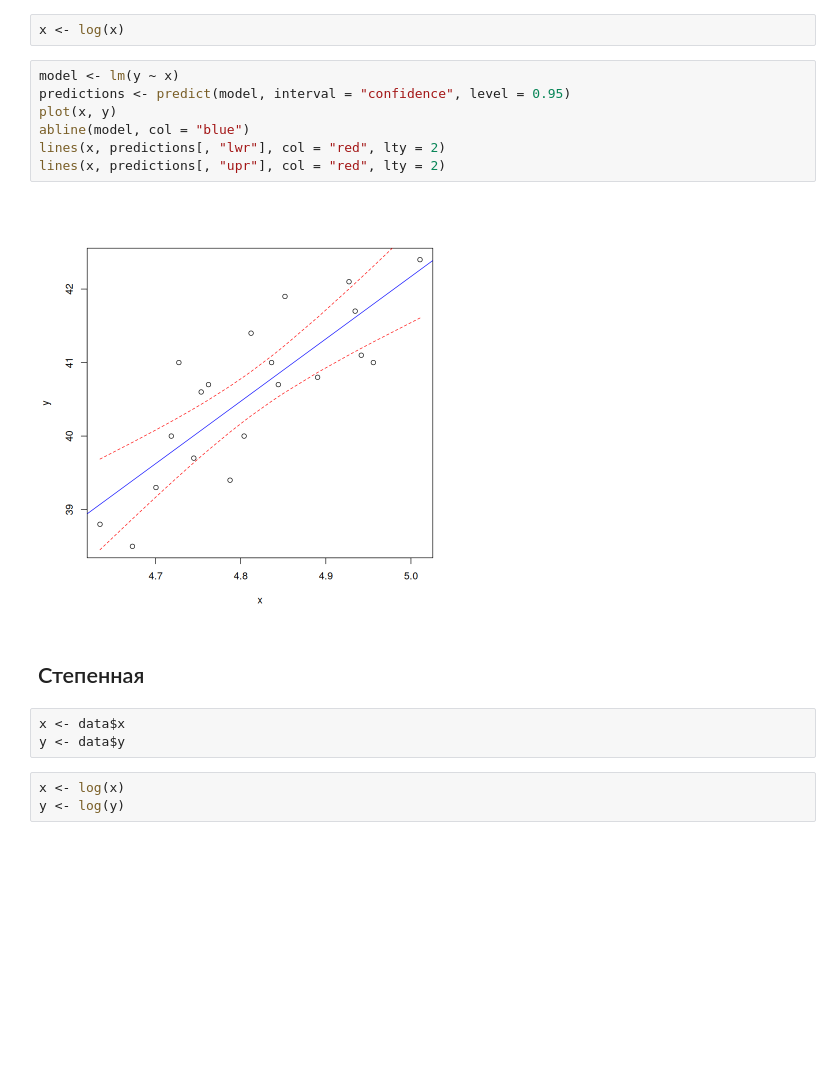
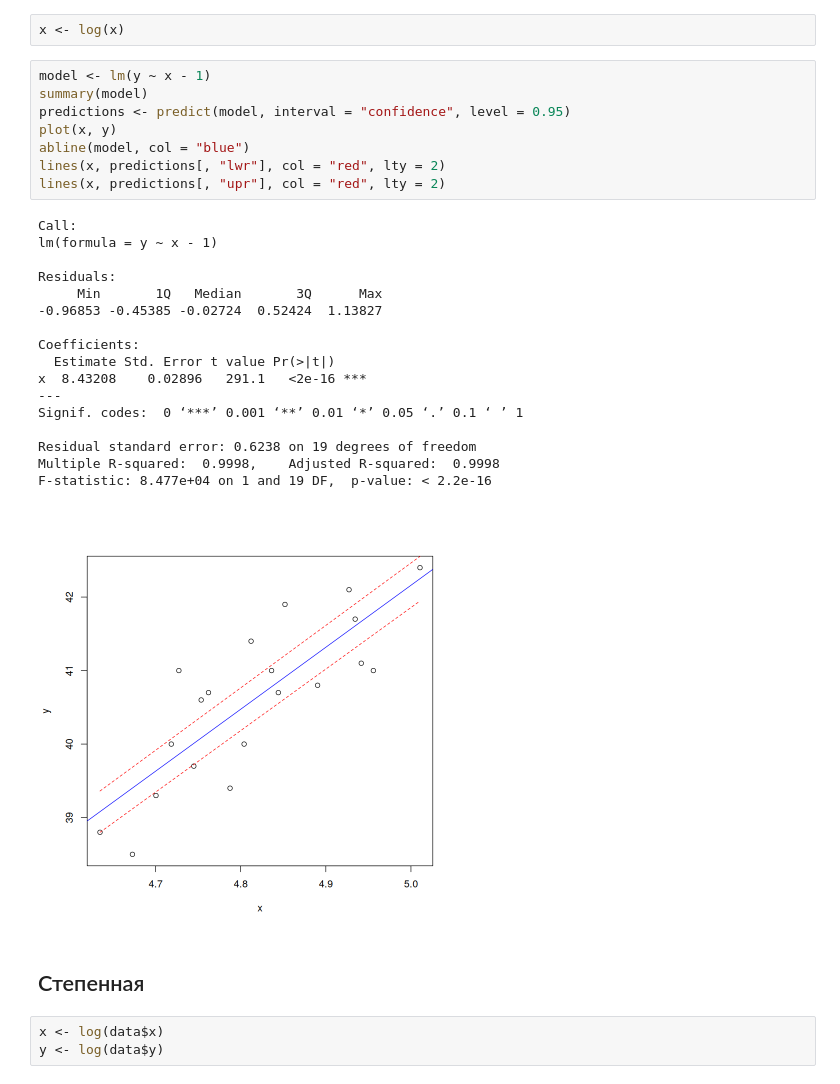
Before and after one commit to Amatikay/Econometrics_labs, a Jupyter notebook: Lab-5_2023-24/main.ipynb, the cells around one changed output. Drawn from its saved outputs; the diff is of its cells as text; blank space fills up the shorter version.

```diff
--- a/Lab-5_2023-24/main.ipynb
+++ b/Lab-5_2023-24/main.ipynb
@@ -365,20 +365,34 @@ y <- data$y
 # %%
 x <- log(x)
 # %%
-model <- lm(y ~ x)
+model <- lm(y ~ x - 1)
+summary(model)
 predictions <- predict(model, interval = "confidence", level = 0.95)
 plot(x, y)
 abline(model, col = "blue")
 lines(x, predictions[, "lwr"], col = "red", lty = 2)
 lines(x, predictions[, "upr"], col = "red", lty = 2)
 # %% [output]
+Call:
+lm(formula = y ~ x - 1)
+
+Residuals:
+     Min       1Q   Median       3Q      Max
+-0.96853 -0.45385 -0.02724  0.52424  1.13827
+
+Coefficients:
+  Estimate Std. Error t value Pr(>|t|)
+x  8.43208    0.02896   291.1   <2e-16 ***
+---
+Signif. codes:  0 ‘***’ 0.001 ‘**’ 0.01 ‘*’ 0.05 ‘.’ 0.1 ‘ ’ 1
+
+Residual standard error: 0.6238 on 19 degrees of freedom
+Multiple R-squared:  0.9998,    Adjusted R-squared:  0.9998
+F-statistic: 8.477e+04 on 1 and 19 DF,  p-value: < 2.2e-16
-[figure, old version]
+[figure, new version]
 # %% [markdown]
 ## Степенная
 # %%
-x <- data$x
-y <- data$y
+x <- log(data$x)
+y <- log(data$y)
-# %%
-x <- log(x)
-y <- log(y)
 # %%
```
Also changed, not shown: parts of 1 cell of this notebook, 2 other files.
